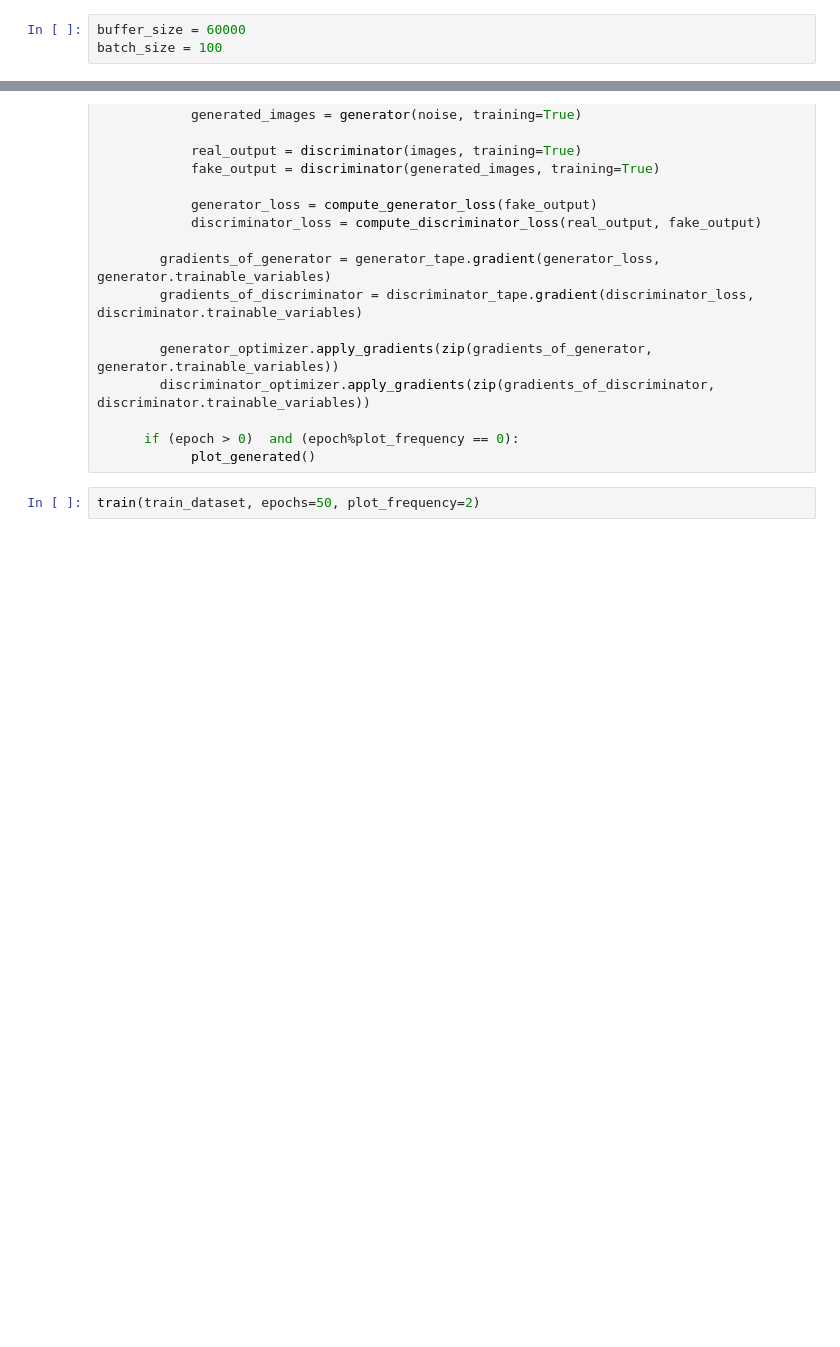
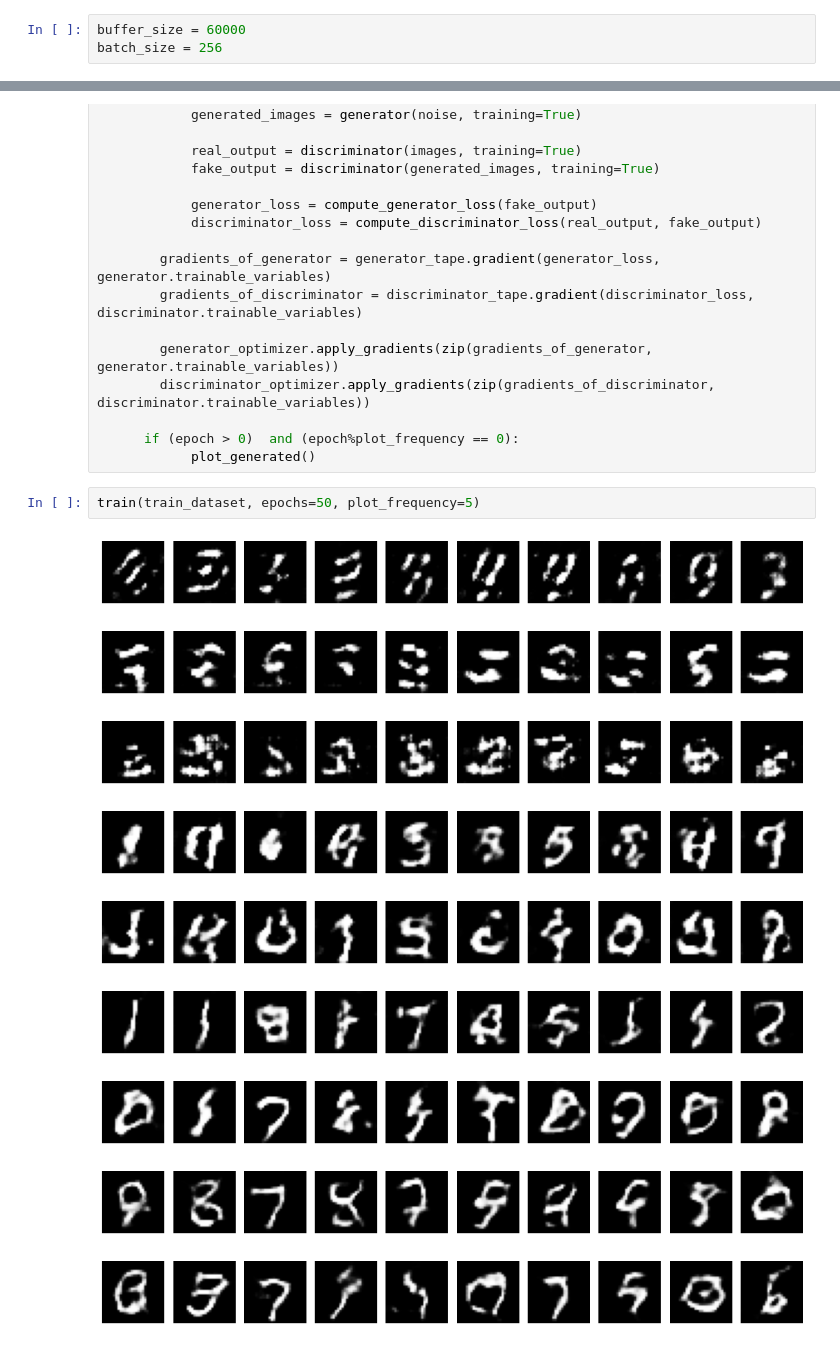
Before and after one commit to look4pritam/ArtificialIntelligence, a Jupyter notebook: GAN/MNIST/DCGAN.ipynb, the cells around one changed output, grey strips where cells are left out. Cells and saved outputs as stored; diff of their text form; blank space fills up the shorter version.

```diff
--- a/GAN/MNIST/DCGAN.ipynb
+++ b/GAN/MNIST/DCGAN.ipynb
@@ -21,3 +44,3 @@ train_images = (train_images - 127.5) / 127.5
 # %%
 buffer_size = 60000
-batch_size = 100
+batch_size = 256
@@ -135,4 +219,14 @@ def train(dataset, epochs=100, plot_frequency=1):
       if (epoch > 0)  and (epoch%plot_frequency == 0):
             plot_generated()
 # %%
-train(train_dataset, epochs=50, plot_frequency=2)
+train(train_dataset, epochs=50, plot_frequency=5)
+# %% [output]
+[figure, added]
+[figure, added]
+[figure, added]
+[figure, added]
+[figure, added]
+[figure, added]
+[figure, added]
+[figure, added]
+[figure, added]
```
Also changed, not shown: parts of 23 cells of this notebook.
